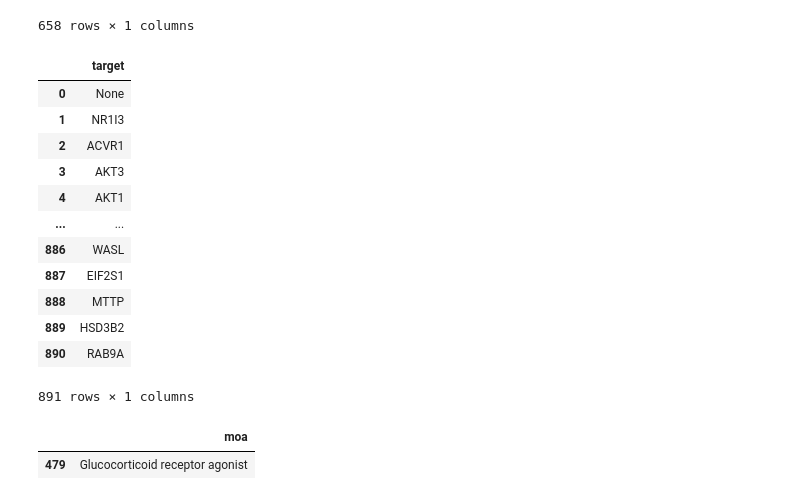
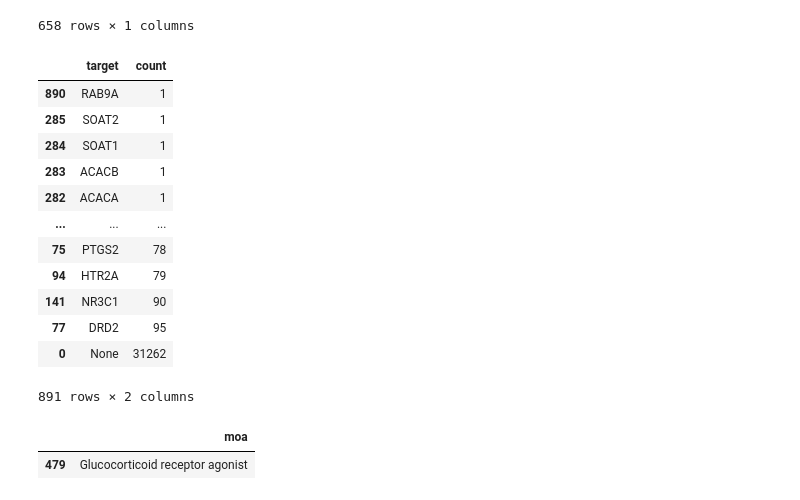
Before and after one commit to cmap/lincs-workshop-2020, a Jupyter notebook: BQ_toolkit_demo.ipynb, the cells around one changed output. Drawn from its saved outputs; the diff is of its cells as text; code cells hidden in the pictures.

```diff
--- a/BQ_toolkit_demo.ipynb
+++ b/BQ_toolkit_demo.ipynb
@@ -174,21 +186,21 @@ display(moas)
 658 rows × 1 columns
 # %%
 targets = cmap_query.list_cmap_targets(bq_client)
-display(targets)
+display(targets.sort_values('count'))
 # %% [output]
-|  | target |
-| 0 | None |
-| 1 | NR1I3 |
-| 2 | ACVR1 |
-| 3 | AKT3 |
-| 4 | AKT1 |
-| ... | ... |
-| 886 | WASL |
-| 887 | EIF2S1 |
-| 888 | MTTP |
-| 889 | HSD3B2 |
-| 890 | RAB9A |
+|  | target | count |
+| 890 | RAB9A | 1 |
+| 285 | SOAT2 | 1 |
+| 284 | SOAT1 | 1 |
+| 283 | ACACB | 1 |
+| 282 | ACACA | 1 |
+| ... | ... | ... |
+| 75 | PTGS2 | 78 |
+| 94 | HTR2A | 79 |
+| 141 | NR3C1 | 90 |
+| 77 | DRD2 | 95 |
+| 0 | None | 31262 |
-891 rows × 1 columns
+891 rows × 2 columns
 # %%
 display(
     moas[moas['moa'].str.contains('Glucocorticoid receptor agonist', na=False)]
```
Also changed, not shown: parts of 21 cells of this notebook.
